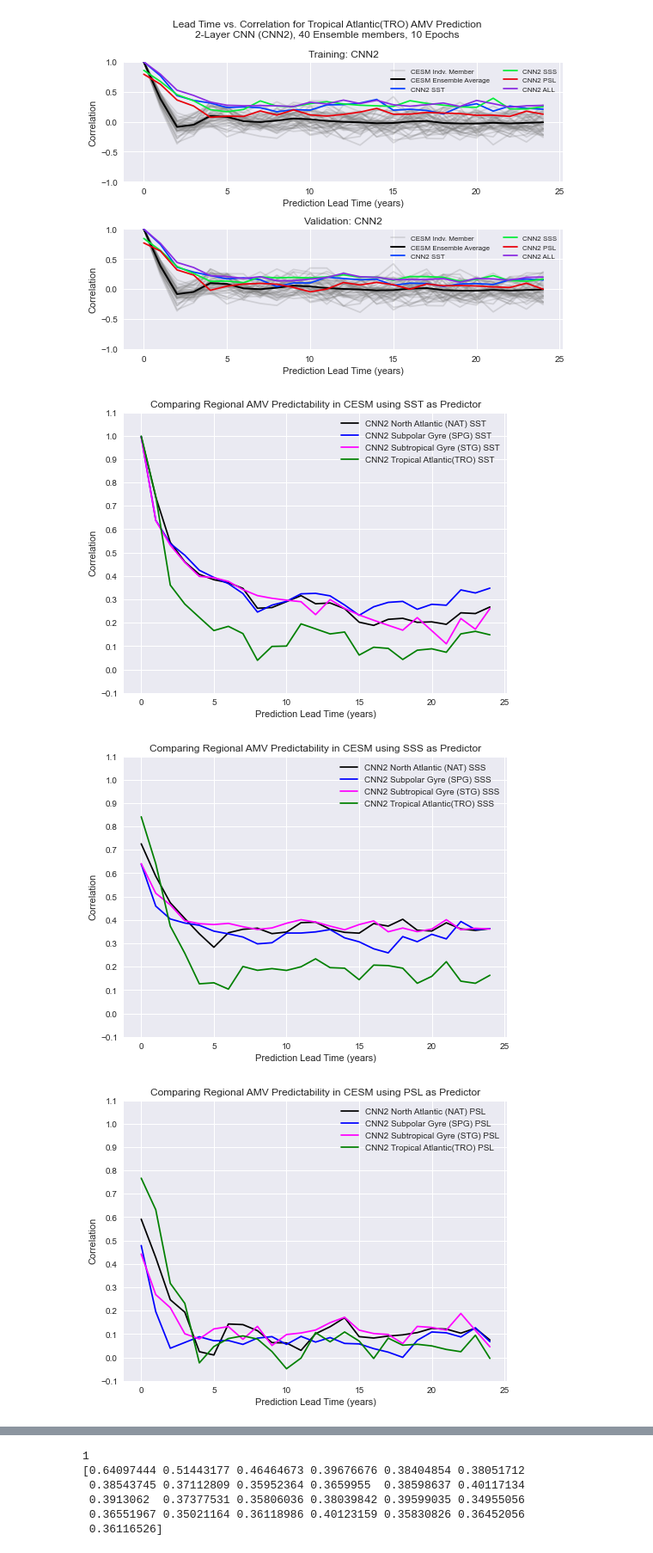
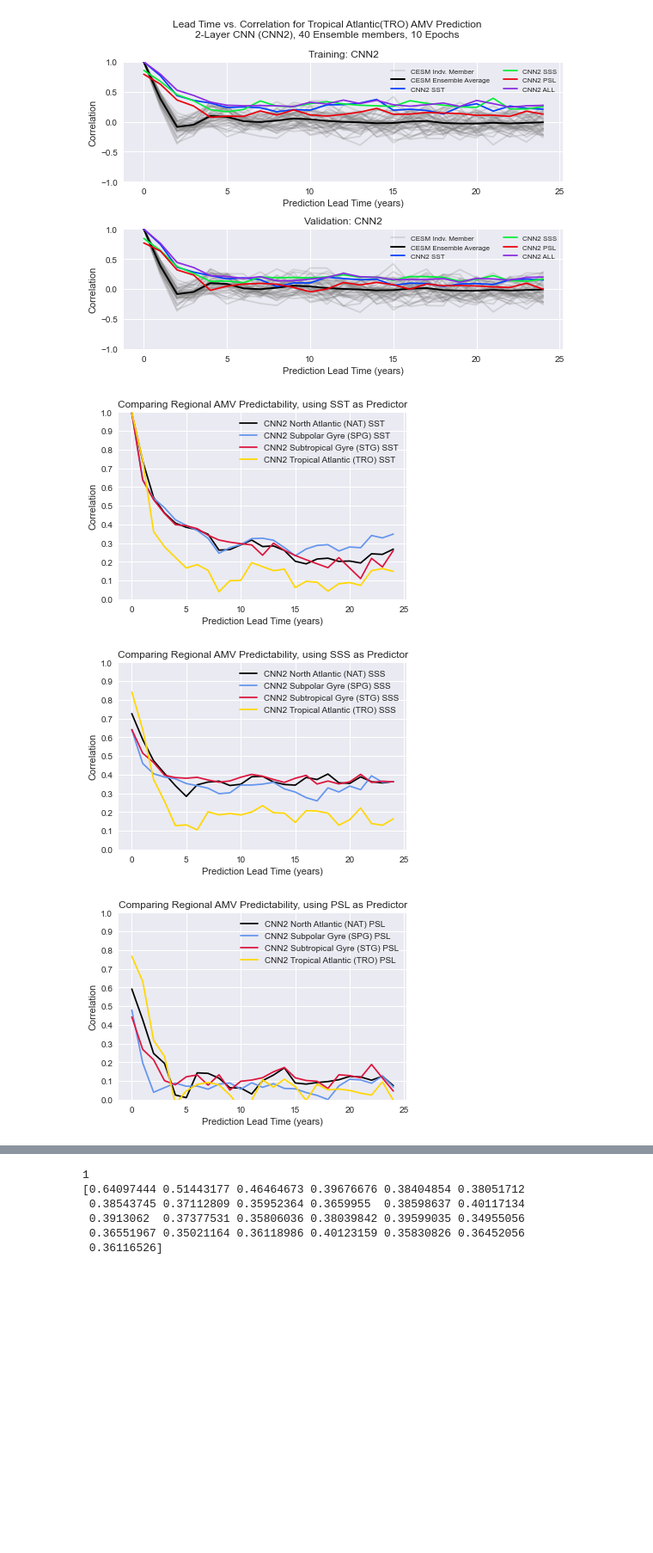
Before and after one commit to glennliu265/predict_amv, a Jupyter notebook: Analysis/plot_leadtime_regional_comparisons.ipynb, the cells around one changed output, grey strips where cells are left out. Shown at 86% size. Saved outputs shown, nothing was run; the diff lists cells and outputs as text; code cells hidden in the pictures; blank space fills up the shorter version.

Commit message:
Added plotting notebooks
Added notebooks to plot intercomparisons between seasons, regions, and models

```diff
--- a/Analysis/plot_leadtime_regional_comparisons.ipynb
+++ b/Analysis/plot_leadtime_regional_comparisons.ipynb
@@ -29,7 +29,7 @@ regions  = ["NAT","SPG","STG","TRO"]
 
 slongname = ["North Atlantic (NAT)","Subpolar Gyre (SPG)","Subtropical Gyre (STG)","Tropical Atlantic (TRO)"]
 slines   = ["solid","solid","dashed","solid"]
-scolors  = ["black","blue","magenta","green"]
+scolors  = ["black","cornflowerblue","crimson","gold"]
 # %%
 def calc_AMV_index(region,invar,lat,lon):
     """
@@ -280,44 +280,48 @@ for r,region in enumerate(regions):
 for v,vname in enumerate(varnames):
 
     # Plot for validation
-    fig,ax = plt.subplots(1,1,sharey=True,figsize=(8,6))
+    fig,ax = plt.subplots(1,1,sharey=True,figsize=(6,4))
     plt.style.use('seaborn')
     plt.style.use('seaborn-bright')
 
     for r,region in enumerate(regions):
         invar = test_corrs[r]
         ax.plot(invar[v,:],color=scolors[r],label=netname + " " + slongname[r]  + " "+ varnames[v])
 
     ax.legend()
-    ax.set_title("Comparing Regional AMV Predictability in CESM using %s as Predictor"%vname)
+    if vname == "ALL":
+        ax.set_title("Comparing Regional AMV Predictability, %s Predictors"%vname,fontsize=12)
+    else:
+        ax.set_title("Comparing Regional AMV Predictability, using %s as Predictor"%vname,fontsize=12)
+
     ax.set_ylabel("Correlation")
-    ax.set_ylim([-.1,1])
-    ax.set_yticks(np.arange(-.1,1.1,.1))
+    ax.set_ylim([0,1])
+    ax.set_yticks(np.arange(0,1.1,.1))
     ax.set_xlabel("Prediction Lead Time (years)")
-    plt.savefig("%sCESM1_%s_Persistence_%s.png"%(outpath,netname,vname))
+    plt.savefig("%sCESM1_%s_Persistence_%s.png"%(outpath,netname,vname),dpi=200)
 #     # First plot the ensemble average
 #     sst_auto = amvindices[r]
 #      for ien in range(nmembers): # Plot CESM Reults
 #         ax.plot(sst_auto[ien,:], color='gray', alpha=0.25,label="")
 
 #     ax.plot(sst_auto[ien,:],color='gray',alpha=0.25,label="CESM Indv. Member")
 #     ax.plot(np.mean(sst_auto,axis=0),color='k',linewidth=2,label="CESM Ensemble Average")
 
 
 
 
 #     # Plot based on mode
 #     if plotmode == 'test':
 #         ax = plot_corrleadtime(test_corrs[r],v,amvindices[r],netname,"Testing: %s"%(netname),ax=ax)
 #     elif plotmore == 'train:'
 #         ax = plot_corrleadtime(train_corrs[r],v,amvindices[r],netname,"Training: %s"%(netname),ax=ax)
 
 #     plt.suptitle("Lead Time vs. Correlation for %s AMV Prediction" % (slongname[r]) + "\n" +
 #                  "%s, %s Ensemble members, %s Epochs"%(netlong,nmembers,num_epochs))
 #     plt.tight_layout()
 
 #     plt.savefig("%sCorrelation_vs_Leadtime_CESM_%s.png"%(outpath,region),dpi=200)
 # %% [output]
-[figure, old version]
+[figure, new version]
-[figure, old version]
+[figure, new version]
-[figure, old version]
+[figure, new version]
```
Also changed, not shown: parts of 1 cell of this notebook, 3 other files.
